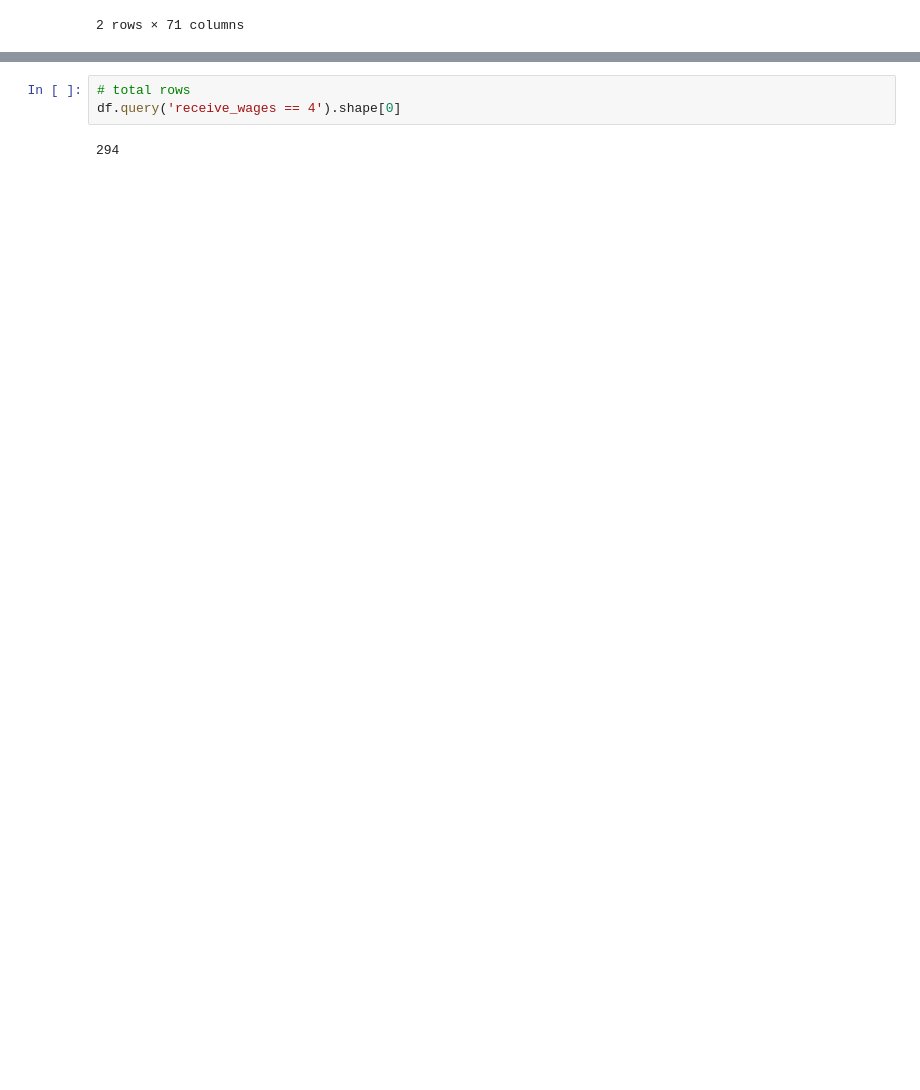
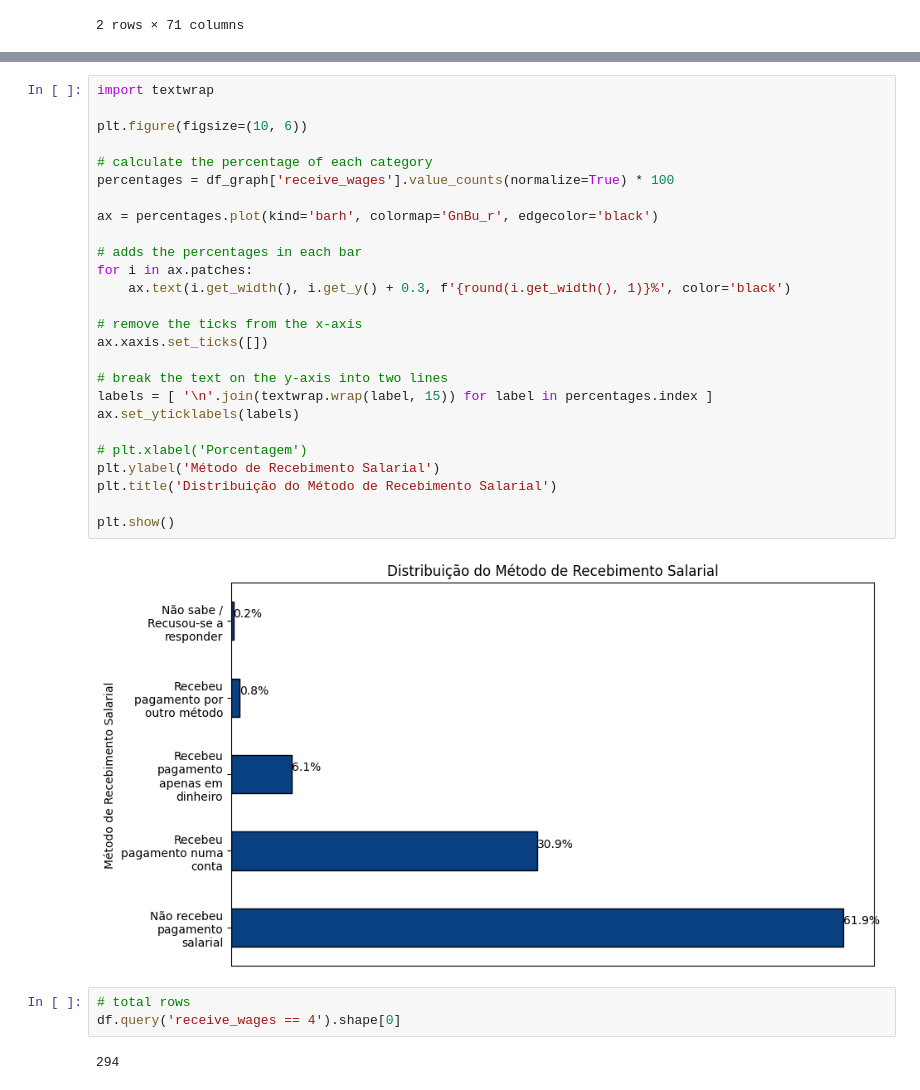
Before and after one commit to pathilink/MBA_USP-Esalq_TCC, a Jupyter notebook: notebook/findex_clustering_financial.ipynb, the cells around one changed output, grey strips where cells are left out. Saved outputs shown, nothing was run; the diff lists cells and outputs as text; blank space fills up the shorter version.

```diff
--- a/notebook/findex_clustering_financial.ipynb
+++ b/notebook/findex_clustering_financial.ipynb
@@ -243,6 +308,34 @@ plt.title('Distribuição de Idade por Método de Recebimento Salarial')
 plt.show()
 # %% [output]
 [figure]
+# %%
+import textwrap
+
+plt.figure(figsize=(10, 6))
+
+# calculate the percentage of each category
+percentages = df_graph['receive_wages'].value_counts(normalize=True) * 100
+
+ax = percentages.plot(kind='barh', colormap='GnBu_r', edgecolor='black')
+
+# adds the percentages in each bar
+for i in ax.patches:
+    ax.text(i.get_width(), i.get_y() + 0.3, f'{round(i.get_width(), 1)}%', color='black')
+
+# remove the ticks from the x-axis
+ax.xaxis.set_ticks([])
+
+# break the text on the y-axis into two lines
+labels = [ '\n'.join(textwrap.wrap(label, 15)) for label in percentages.index ]
+ax.set_yticklabels(labels)
+
+# plt.xlabel('Porcentagem')
+plt.ylabel('Método de Recebimento Salarial')
+plt.title('Distribuição do Método de Recebimento Salarial')
+
+plt.show()
+# %% [output]
+[figure, added]
 # %%
 # total rows
 df.query('receive_wages == 4').shape[0]
```
Also changed, not shown: parts of 26 cells of this notebook.
